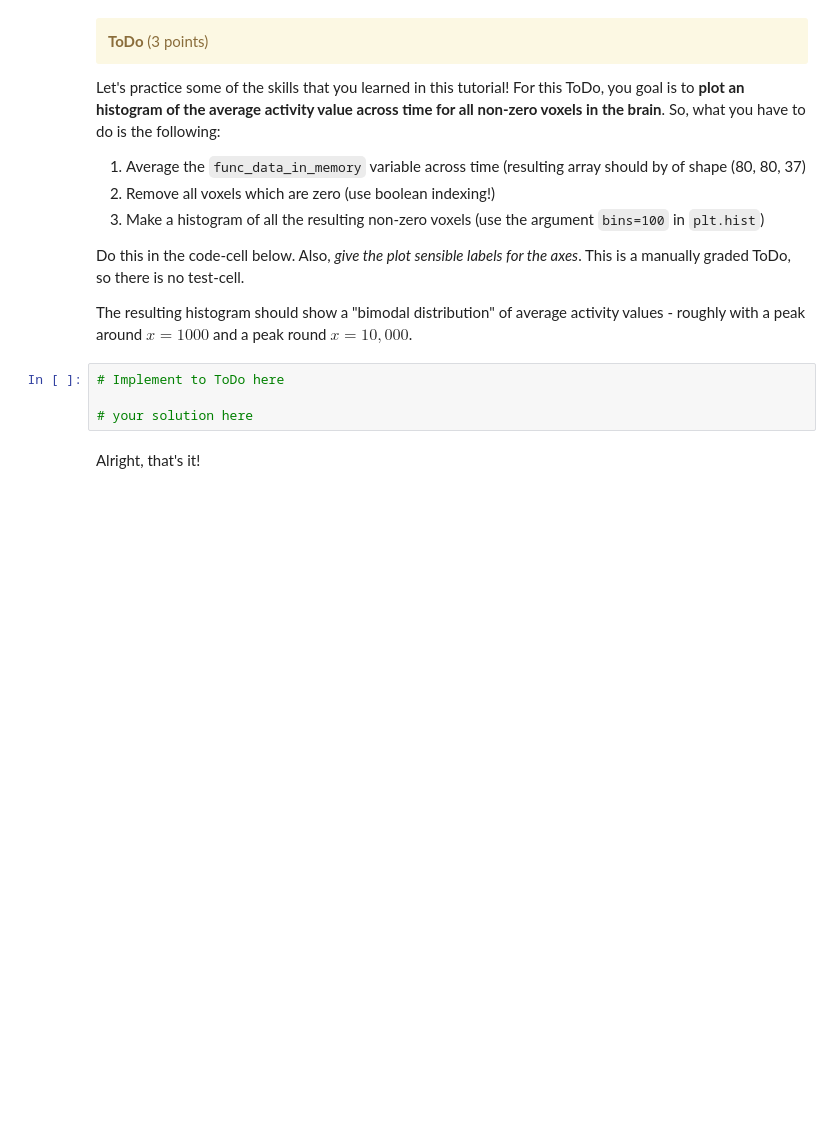
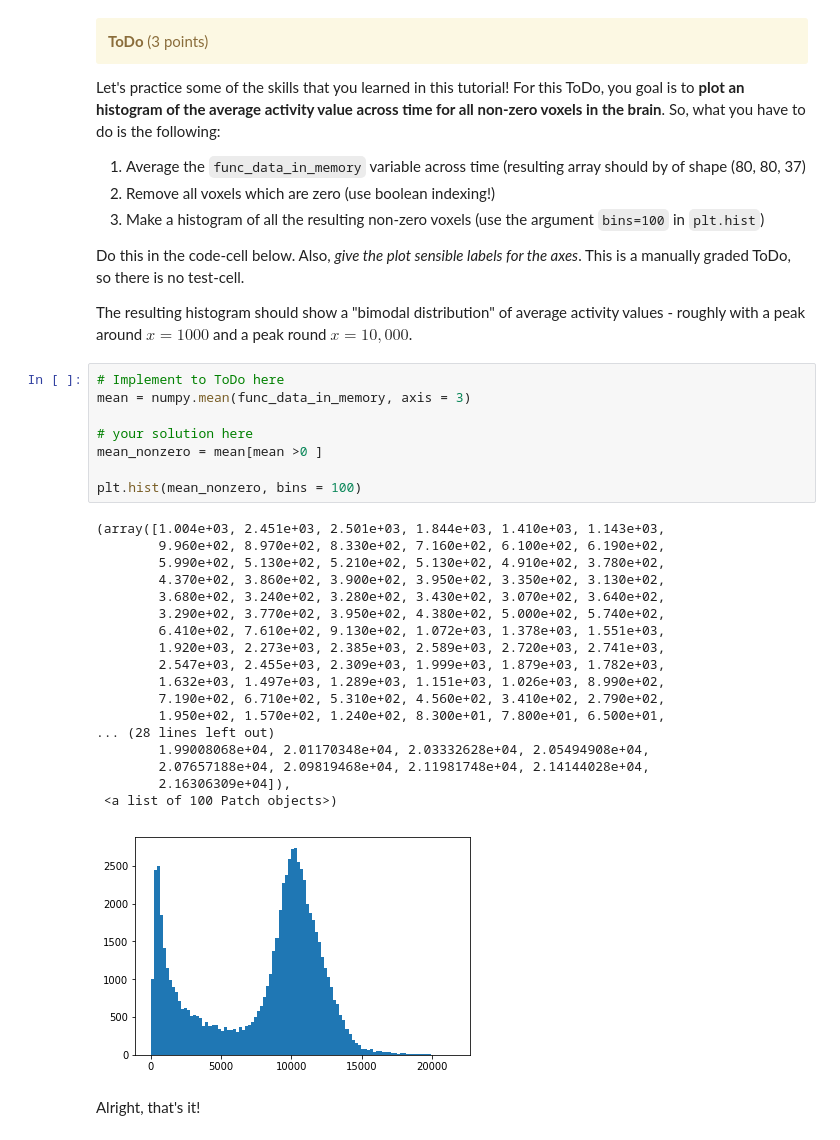
Before and after one commit to psychobas/python_workshop-Basel, a Jupyter notebook: python_tutorial.ipynb, the cells around one changed output. Saved outputs shown, nothing was run; the diff lists cells and outputs as text; blank space fills up the shorter version.

```diff
--- a/python_tutorial.ipynb
+++ b/python_tutorial.ipynb
@@ -2375,7 +2917,30 @@ Do this in the code-cell below. Also, *give the plot sensible labels for the axe
 The resulting histogram should show a "bimodal distribution" of average activity values - roughly with a peak around $x = 1000$ and a peak round $x = 10,000$.
 # %%
 # Implement to ToDo here
+mean = numpy.mean(func_data_in_memory, axis = 3)
 
 # your solution here
+mean_nonzero = mean[mean >0 ]
+
+plt.hist(mean_nonzero, bins = 100)
+# %% [output]
+(array([1.004e+03, 2.451e+03, 2.501e+03, 1.844e+03, 1.410e+03, 1.143e+03,
+        9.960e+02, 8.970e+02, 8.330e+02, 7.160e+02, 6.100e+02, 6.190e+02,
+        5.990e+02, 5.130e+02, 5.210e+02, 5.130e+02, 4.910e+02, 3.780e+02,
+        4.370e+02, 3.860e+02, 3.900e+02, 3.950e+02, 3.350e+02, 3.130e+02,
+        3.680e+02, 3.240e+02, 3.280e+02, 3.430e+02, 3.070e+02, 3.640e+02,
+        3.290e+02, 3.770e+02, 3.950e+02, 4.380e+02, 5.000e+02, 5.740e+02,
+        6.410e+02, 7.610e+02, 9.130e+02, 1.072e+03, 1.378e+03, 1.551e+03,
+        1.920e+03, 2.273e+03, 2.385e+03, 2.589e+03, 2.720e+03, 2.741e+03,
+        2.547e+03, 2.455e+03, 2.309e+03, 1.999e+03, 1.879e+03, 1.782e+03,
+        1.632e+03, 1.497e+03, 1.289e+03, 1.151e+03, 1.026e+03, 8.990e+02,
+        7.190e+02, 6.710e+02, 5.310e+02, 4.560e+02, 3.410e+02, 2.790e+02,
+        1.950e+02, 1.570e+02, 1.240e+02, 8.300e+01, 7.800e+01, 6.500e+01,
+... (28 lines left out)
+        1.99008068e+04, 2.01170348e+04, 2.03332628e+04, 2.05494908e+04,
+        2.07657188e+04, 2.09819468e+04, 2.11981748e+04, 2.14144028e+04,
+        2.16306309e+04]),
+ <a list of 100 Patch objects>)
+[figure, added]
 # %% [markdown]
 Alright, that's it!
```
Also changed, not shown: parts of 102 cells of this notebook.
